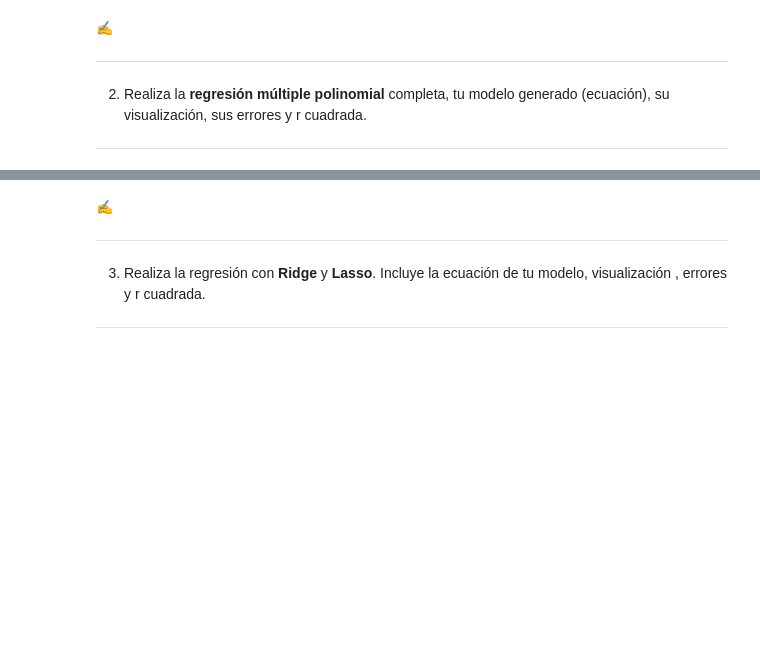
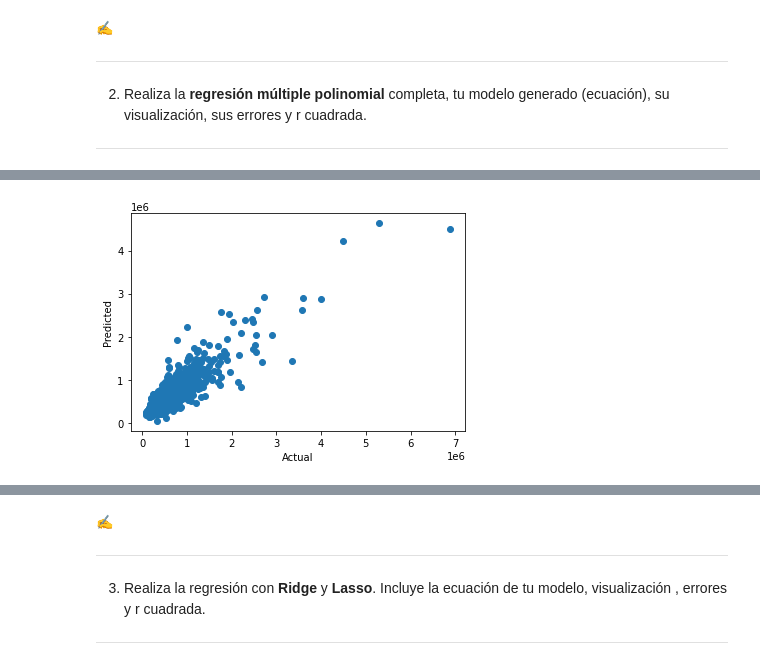
Before and after one commit to PosgradoMNA/actividades-de-aprendizaje-A01793509, a Jupyter notebook: Repaso_Regresiones_Kmeans.A01793509.ipynb, the cells around one changed output, grey strips where cells are left out. Saved outputs shown, nothing was run; the diff lists cells and outputs as text; code cells hidden in the pictures; blank space fills up the shorter version.

```diff
--- a/Repaso_Regresiones_Kmeans.A01793509.ipynb
+++ b/Repaso_Regresiones_Kmeans.A01793509.ipynb
@@ -977,3 +984,12 @@ ValueError: ignored
 
 
 ---
+# %%
+##Realizamos la regresión múltiple polinomial
+#Instanciamos el modelo polinomial grado 2 y asignamos a X_poly el valor del atributo de X_train y el mismo atributo al cuadrado
+poly_features_mul = PolynomialFeatures(degree=2, include_bias=False)
+X_mipoly_mul = poly_features_mul.fit_transform(X_train)
+X_mipoly_mul_test = poly_features_mul.fit_transform(X_test)
+
+#Visualizamos el contenido de X_poly
+X_mipoly_mul
@@ -979,0 +1021,11 @@ ValueError: ignored
+# %%
+#Preparamos el modelo según los datos polinomiales generados
+lin_reg_poly_mul = LinearRegression(fit_intercept=True)
+lin_reg_poly_mul.fit(X_mipoly_mul, y_train)
+
+#Construimos la mejor línea de ajuste
+y_pred_pol_mul = lin_reg_poly_mul.predict(X_mipoly_mul_test)
+
+#Obtenemos la pendiente (a) y la intercepción (b)
+print("Pendiente igual a", lin_reg_poly_mul.coef_)
+print("Intercepción igual a", lin_reg_poly_mul.intercept_)
@@ -979,0 +1059,7 @@ ValueError: ignored
+# %%
+#Visualizamos nuestro modelo
+plt.scatter(y_test,y_pred_pol_mul);
+plt.xlabel('Actual');
+plt.ylabel('Predicted');
+# %% [output]
+[figure, added]
```
Also changed, not shown: parts of 38 cells of this notebook.
